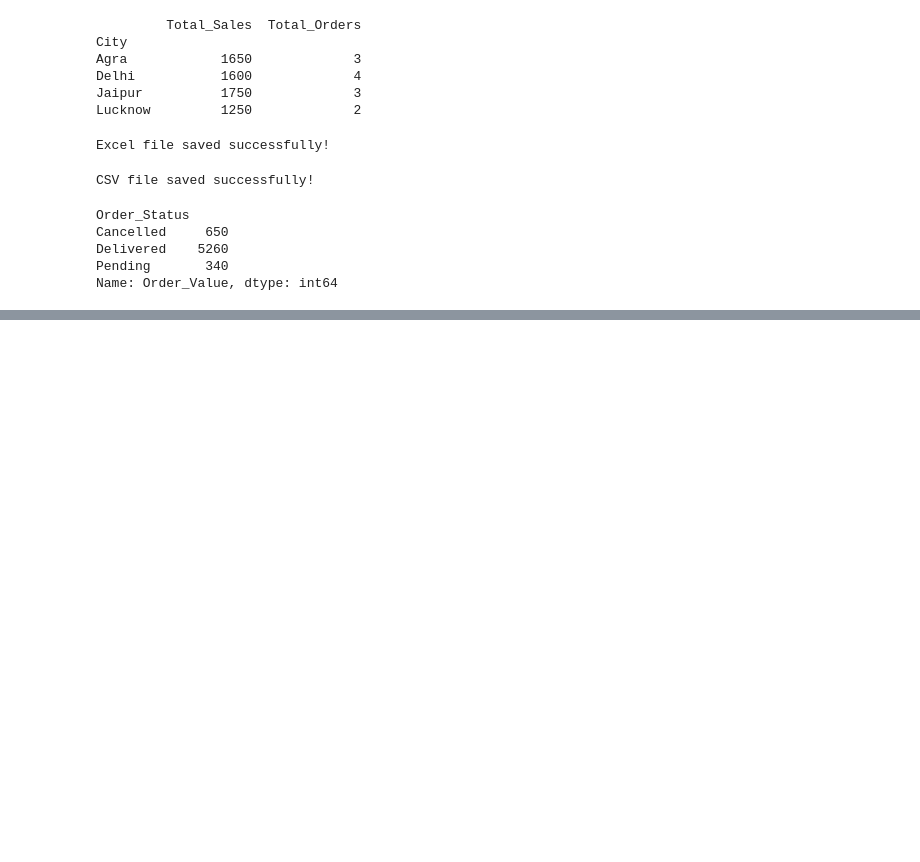
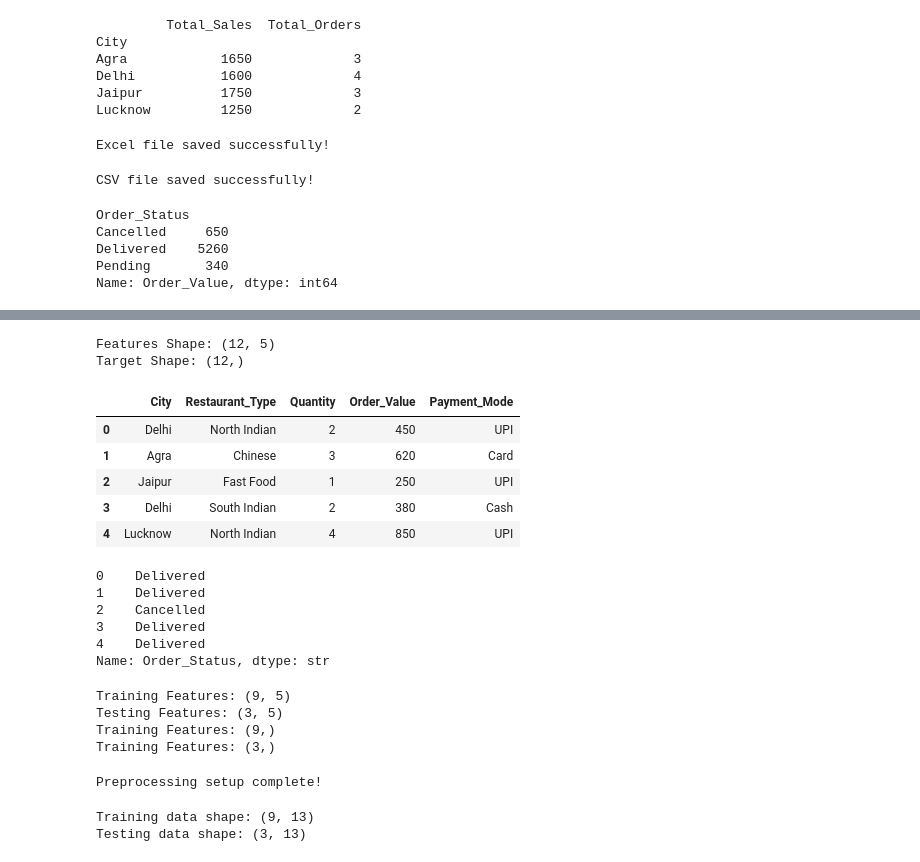
Before and after one commit to dwivedipragya2005/Food_Delivery_Sales_Analysis, a Jupyter notebook: Food_Delivery_Sales_Analysis.ipynb, the cells around one changed output, grey strips where cells are left out. Cells and saved outputs as stored; diff of their text form; code cells hidden in the pictures; blank space fills up the shorter version.

```diff
--- a/Food_Delivery_Sales_Analysis.ipynb
+++ b/Food_Delivery_Sales_Analysis.ipynb
@@ -1634,0 +1711,80 @@ Name: Order_Value, dtype: int64
+# %%
+# To Make Features and Target
+# X = Column from which the model will learn to make Prediction
+# Y = Column which has to be predicted
+
+# Select input features
+X = df[["City","Restaurant_Type","Quantity","Order_Value","Payment_Mode"]]
+
+# Select target variable
+Y = df["Order_Status"]
+
+# Check the shapes
+print("Features Shape:", X.shape)
+print("Target Shape:",Y.shape)
+
+display(X.head())
+display(Y.head())
+# %% [output]
+Features Shape: (12, 5)
+Target Shape: (12,)
+|  | City | Restaurant_Type | Quantity | Order_Value | Payment_Mode |
+| 0 | Delhi | North Indian | 2 | 450 | UPI |
+| 1 | Agra | Chinese | 3 | 620 | Card |
+| 2 | Jaipur | Fast Food | 1 | 250 | UPI |
+| 3 | Delhi | South Indian | 2 | 380 | Cash |
+| 4 | Lucknow | North Indian | 4 | 850 | UPI |
+0    Delivered
+1    Delivered
+2    Cancelled
+3    Delivered
+4    Delivered
+Name: Order_Status, dtype: str
+# %%
+# Train-Test Split
+# Training data: for the model to learn the pattern
+#Testng data: to check how well the model has predicted
+
+from sklearn.model_selection import train_test_split
+
+X_train, X_test , Y_train, Y_test = train_test_split(X ,Y ,test_size = 0.25, random_state = 42)
+
+print("Training Features:", X_train.shape)
+print("Testing Features:",  X_test.shape)
+print("Training Features:", Y_train.shape)
+print("Training Features:", Y_test.shape)
+# %% [output]
+Training Features: (9, 5)
+Testing Features: (3, 5)
+Training Features: (9,)
+Training Features: (3,)
+# %%
+# Preprocessing Pipeline
+
+from sklearn.compose import ColumnTransformer
+from sklearn.preprocessing import OneHotEncoder,StandardScaler
+
+# Identify categorical and numerical columns
+
+categorical_features = ["City","Restaurant_Type","Payment_Mode"]
+
+numerical_features = ["Quantity","Order_Value"]
+
+# Preprocessing
+preprocessor = ColumnTransformer(transformers = [("cat",OneHotEncoder(handle_unknown = "ignore"),categorical_features),("num", StandardScaler(), numerical_features)])
+
+print("Preprocessing setup complete!")
+# %% [output]
+Preprocessing setup complete!
+# %%
+# Applying preprocessing to training data
+X_train_processed = preprocessor.fit_transform(X_train)
+
+# Applying the same preprocessing to testing data
+X_test_processed = preprocessor.transform(X_test)
+
+print("Training data shape:", X_train_processed.shape)
+print("Testing data shape:", X_test_processed.shape)
+# %% [output]
+Training data shape: (9, 13)
+Testing data shape: (3, 13)
```
Also changed, not shown: parts of 29 cells of this notebook.
